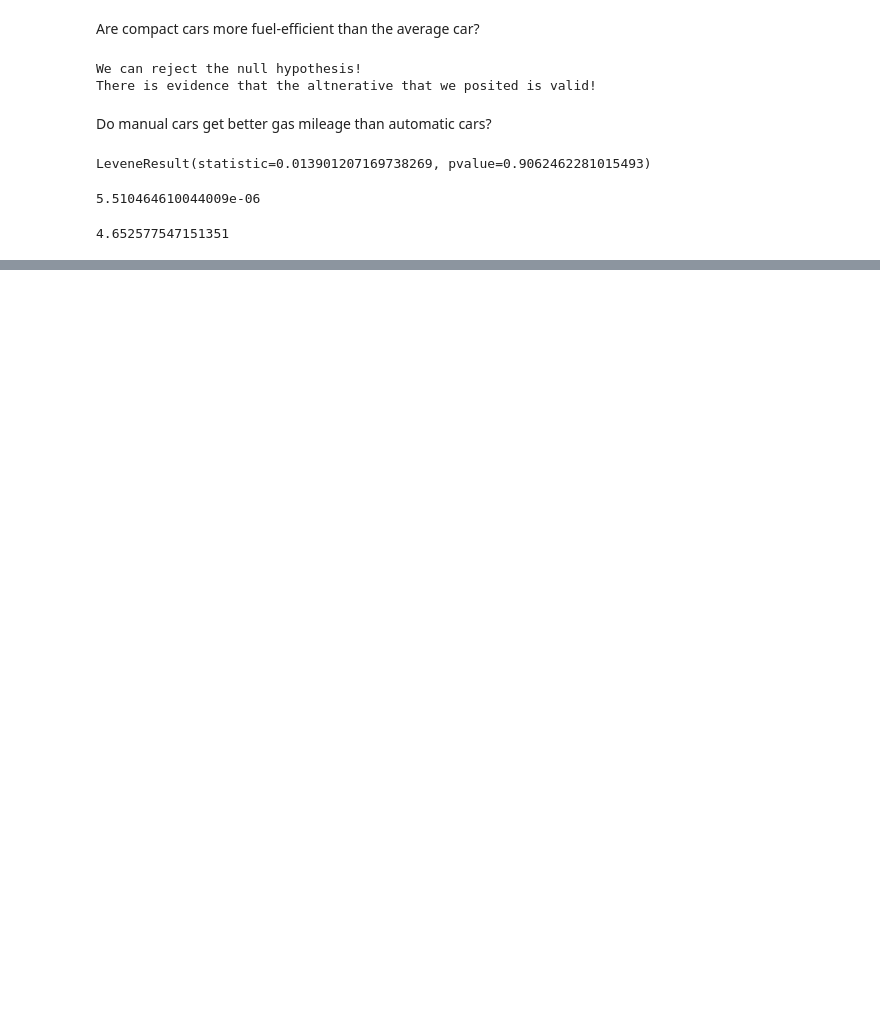
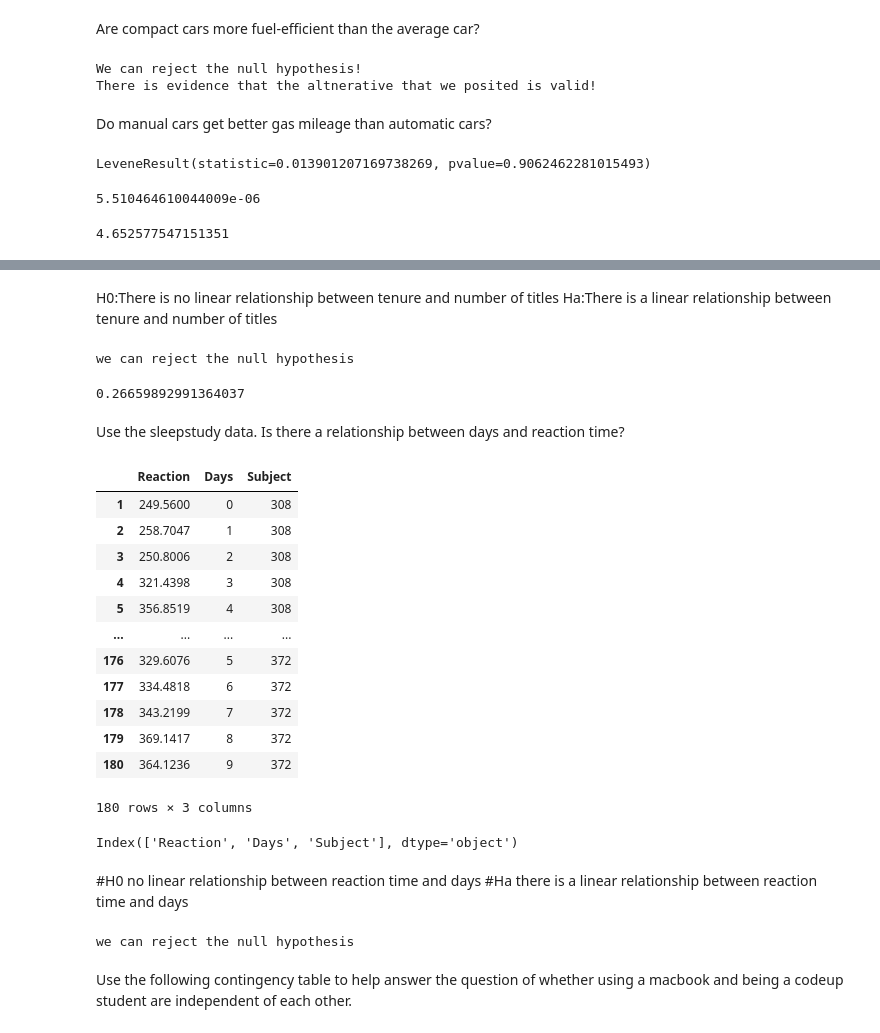
Before and after one commit to DHILL2123/statistics-exercises, a Jupyter notebook: hypothesis_testing.ipynb, the cells around one changed output, grey strips where cells are left out. Cells and saved outputs as stored; diff of their text form; code cells hidden in the pictures; blank space fills up the shorter version.

Commit message:
stats exercises

```diff
--- a/hypothesis_testing.ipynb
+++ b/hypothesis_testing.ipynb
@@ -290,0 +552,49 @@ t_stat
+# %% [markdown]
+H0:There is no linear relationship between tenure and number of titles
+Ha:There is a linear relationship between tenure and number of titles
+# %%
+r, p = stats.pearsonr(title_tenure.tenure, title_tenure.title_count)
+if p < α:
+    print('we can reject the null hypothesis')
+# %% [output]
+we can reject the null hypothesis
+# %%
+r
+# %% [output]
+0.26659892991364037
+# %% [markdown]
+Use the sleepstudy data.
+Is there a relationship between days and reaction time?
+# %%
+sleep = data('sleepstudy')
+# %%
+sleep
+# %% [output]
+|  | Reaction | Days | Subject |
+| 1 | 249.5600 | 0 | 308 |
+| 2 | 258.7047 | 1 | 308 |
+| 3 | 250.8006 | 2 | 308 |
+| 4 | 321.4398 | 3 | 308 |
+| 5 | 356.8519 | 4 | 308 |
+| ... | ... | ... | ... |
+| 176 | 329.6076 | 5 | 372 |
+| 177 | 334.4818 | 6 | 372 |
+| 178 | 343.2199 | 7 | 372 |
+| 179 | 369.1417 | 8 | 372 |
+| 180 | 364.1236 | 9 | 372 |
+180 rows × 3 columns
+# %%
+sleep.columns
+# %% [output]
+Index(['Reaction', 'Days', 'Subject'], dtype='object')
+# %% [markdown]
+#H0 no linear relationship between reaction time and days
+#Ha there is a linear relationship between reaction time and days
+# %%
+r, p = stats.pearsonr(sleep.Reaction, sleep.Days)
+if p < α:
+    print('we can reject the null hypothesis')
+# %% [output]
+we can reject the null hypothesis
+# %% [markdown]
+Use the following contingency table to help answer the question of whether using a macbook and being a codeup student are independent of each other.
```
Also changed, not shown: parts of 73 cells of this notebook, 1 other file.
